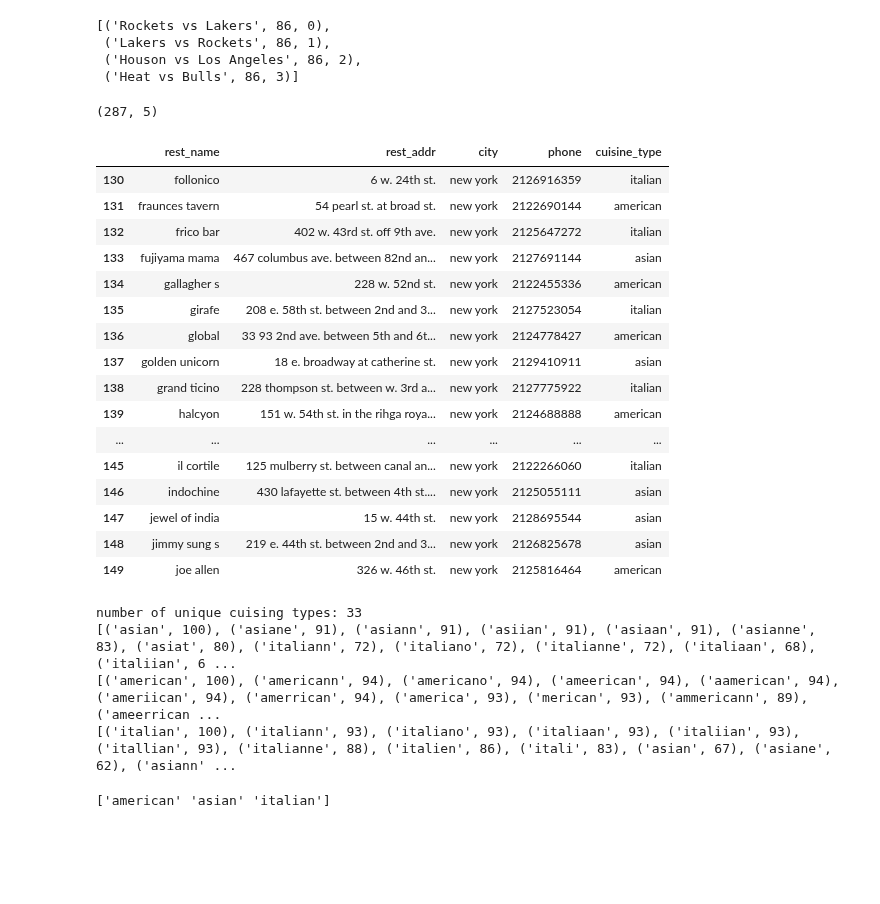
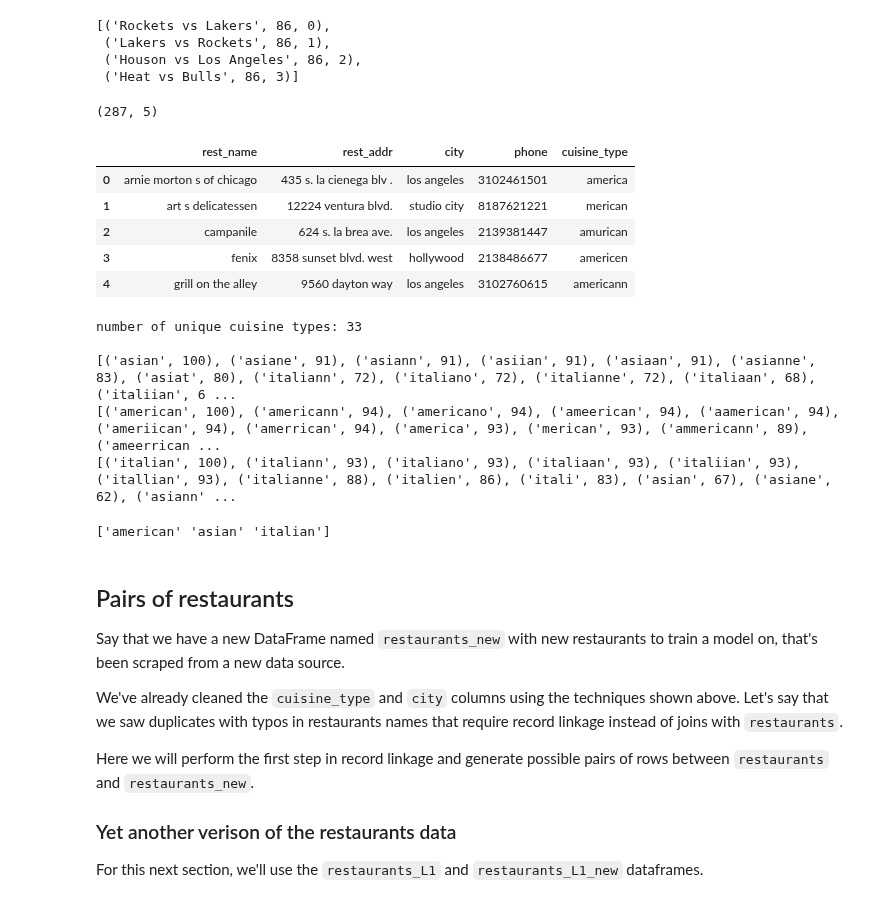
Before and after one commit to MichaelSzczepaniak/DataCamp, a Jupyter notebook: Tracks/Associate Data Scientist/20 Cleaning Data in Python/CleaningData.ipynb, the cells around one changed output. Cells and saved outputs as stored; diff of their text form; code cells hidden in the pictures; blank space fills up the shorter version.

Commit message:
add data linkage section

```diff
--- a/Tracks/Associate Data Scientist/20 Cleaning Data in Python/CleaningData.ipynb
+++ b/Tracks/Associate Data Scientist/20 Cleaning Data in Python/CleaningData.ipynb
@@ -820,33 +822,22 @@ process.extract(string, choices, limit = 4)  # each tuple represents (string_to_
 # %%
 restaurants = pd.read_csv('./data/restaurants.csv')
 print(restaurants.shape)
-restaurants.iloc[130:150, :]
+restaurants.head()
 # %% [output]
 (287, 5)
 |  | rest_name | rest_addr | city | phone | cuisine_type |
-| 130 | follonico | 6 w. 24th st. | new york | 2126916359 | italian |
-| 131 | fraunces tavern | 54 pearl st. at broad st. | new york | 2122690144 | american |
-| 132 | frico bar | 402 w. 43rd st. off 9th ave. | new york | 2125647272 | italian |
-| 133 | fujiyama mama | 467 columbus ave. between 82nd an... | new york | 2127691144 | asian |
-| 134 | gallagher s | 228 w. 52nd st. | new york | 2122455336 | american |
-| 135 | girafe | 208 e. 58th st. between 2nd and 3... | new york | 2127523054 | italian |
-| 136 | global | 33 93 2nd ave. between 5th and 6t... | new york | 2124778427 | american |
-| 137 | golden unicorn | 18 e. broadway at catherine st. | new york | 2129410911 | asian |
-| 138 | grand ticino | 228 thompson st. between w. 3rd a... | new york | 2127775922 | italian |
-| 139 | halcyon | 151 w. 54th st. in the rihga roya... | new york | 2124688888 | american |
-| ... | ... | ... | ... | ... | ... |
-| 145 | il cortile | 125 mulberry st. between canal an... | new york | 2122266060 | italian |
-| 146 | indochine | 430 lafayette st. between 4th st.... | new york | 2125055111 | asian |
-| 147 | jewel of india | 15 w. 44th st. | new york | 2128695544 | asian |
-| 148 | jimmy sung s | 219 e. 44th st. between 2nd and 3... | new york | 2126825678 | asian |
-| 149 | joe allen | 326 w. 46th st. | new york | 2125816464 | american |
+| 0 | arnie morton s of chicago | 435 s. la cienega blv . | los angeles | 3102461501 | america |
+| 1 | art s delicatessen | 12224 ventura blvd. | studio city | 8187621221 | merican |
+| 2 | campanile | 624 s. la brea ave. | los angeles | 2139381447 | amurican |
+| 3 | fenix | 8358 sunset blvd. west | hollywood | 2138486677 | americen |
+| 4 | grill on the alley | 9560 dayton way | los angeles | 3102760615 | americann |
 # %%
 # Import process from thefuzz
 # from thefuzz import process
 
 # Store the unique values of cuisine_type in unique_types
 unique_types = restaurants['cuisine_type'].unique()
-print(f"number of unique cuising types: {len(unique_types)}")
+print(f"number of unique cuisine types: {len(unique_types)}\n")
 
 # Calculate similarity of 'asian' to all values of unique_types
 print(process.extract('asian', unique_types, limit = len(unique_types)))
@@ -857,7 +848,8 @@ print(process.extract('american', unique_types, limit = len(unique_types)))
 # Calculate similarity of 'italian' to all values of unique_types
 print(process.extract('italian', unique_types, limit = len(unique_types)))
 # %% [output]
-number of unique cuising types: 33
+number of unique cuisine types: 33
+
 [('asian', 100), ('asiane', 91), ('asiann', 91), ('asiian', 91), ('asiaan', 91), ('asianne', 83), ('asiat', 80), ('italiann', 72), ('italiano', 72), ('italianne', 72), ('italiaan', 68), ('italiian', 6 ...
 [('american', 100), ('americann', 94), ('americano', 94), ('ameerican', 94), ('aamerican', 94), ('ameriican', 94), ('amerrican', 94), ('america', 93), ('merican', 93), ('ammericann', 89), ('ameerrican ...
 [('italian', 100), ('italiann', 93), ('italiano', 93), ('italiaan', 93), ('italiian', 93), ('itallian', 93), ('italianne', 88), ('italien', 86), ('itali', 83), ('asian', 67), ('asiane', 62), ('asiann' ...
@@ -884,0 +880,12 @@ print(restaurants['cuisine_type'].unique())
+# %% [markdown]
+## Pairs of restaurants
+
+Say that we have a new DataFrame named `restaurants_new` with new restaurants to train a model on, that's been scraped from a new data source.
+
+We've already cleaned the `cuisine_type` and `city` columns using the techniques shown above. Let's say that we saw duplicates with typos in restaurants names that require record linkage instead of joins with `restaurants`.
+
+Here we will perform the first step in record linkage and generate possible pairs of rows between `restaurants` and `restaurants_new`.
+
+### Yet another verison of the restaurants data
+
+For this next section, we'll use the `restaurants_L1` and `restaurants_L1_new` dataframes.
```
Also changed, not shown: parts of 9 cells of this notebook, 2 other files.
